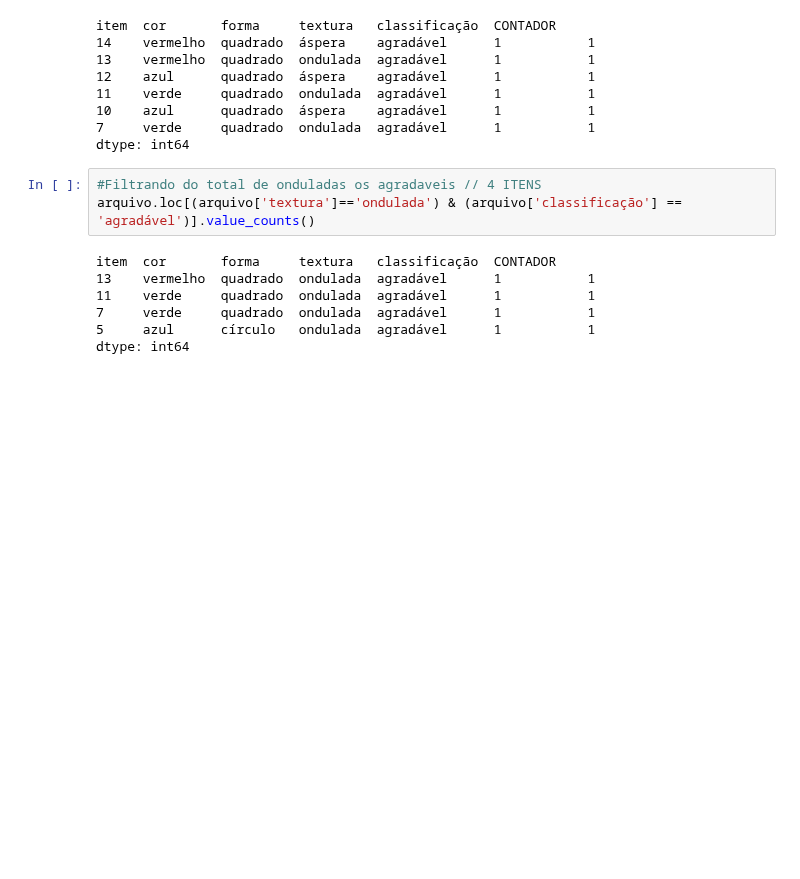
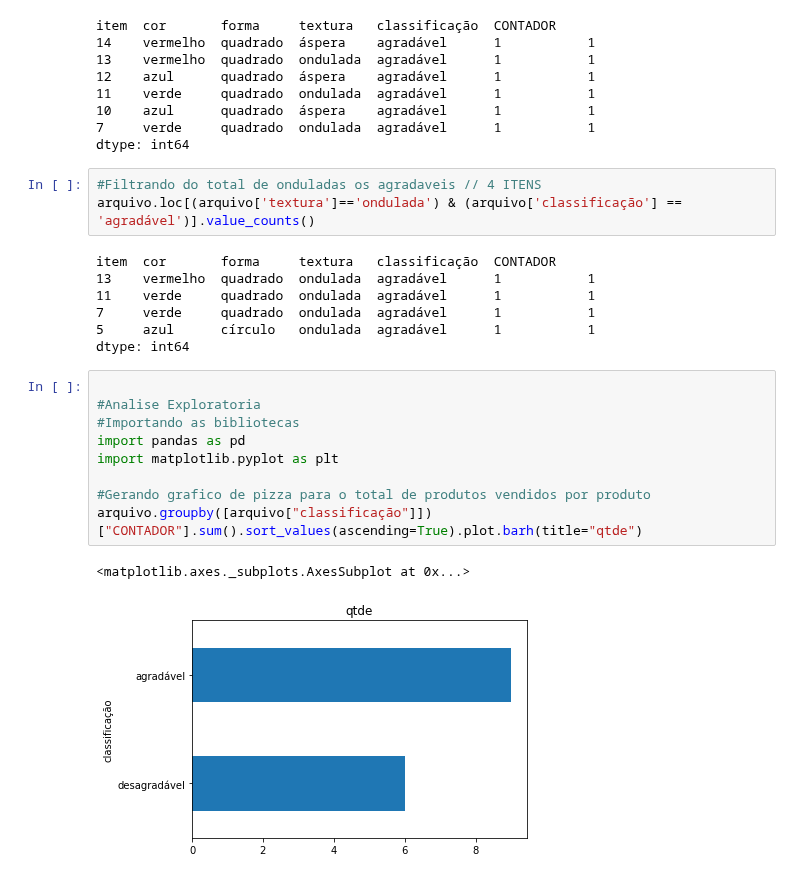
Before and after one commit to murilofarias10/Python, a Jupyter notebook: 3Exercicio_FGV_Tecnica_Naive_Bayes.ipynb, the cells around one changed output. Cells and saved outputs as stored; diff of their text form; blank space fills up the shorter version.

```diff
--- a/3Exercicio_FGV_Tecnica_Naive_Bayes.ipynb
+++ b/3Exercicio_FGV_Tecnica_Naive_Bayes.ipynb
@@ -233,3 +252,15 @@ item  cor       forma     textura   classificação  CONTADOR
 7     verde     quadrado  ondulada  agradável      1           1
 5     azul      círculo   ondulada  agradável      1           1
 dtype: int64
+# %%
+
+#Analise Exploratoria
+#Importando as bibliotecas
+import pandas as pd
+import matplotlib.pyplot as plt
+
+#Gerando grafico de pizza para o total de produtos vendidos por produto
+arquivo.groupby([arquivo["classificação"]])["CONTADOR"].sum().sort_values(ascending=True).plot.barh(title="qtde")
+# %% [output]
+<matplotlib.axes._subplots.AxesSubplot at 0x...>
+[figure, added]
```
Also changed, not shown: parts of 1 cell of this notebook.
